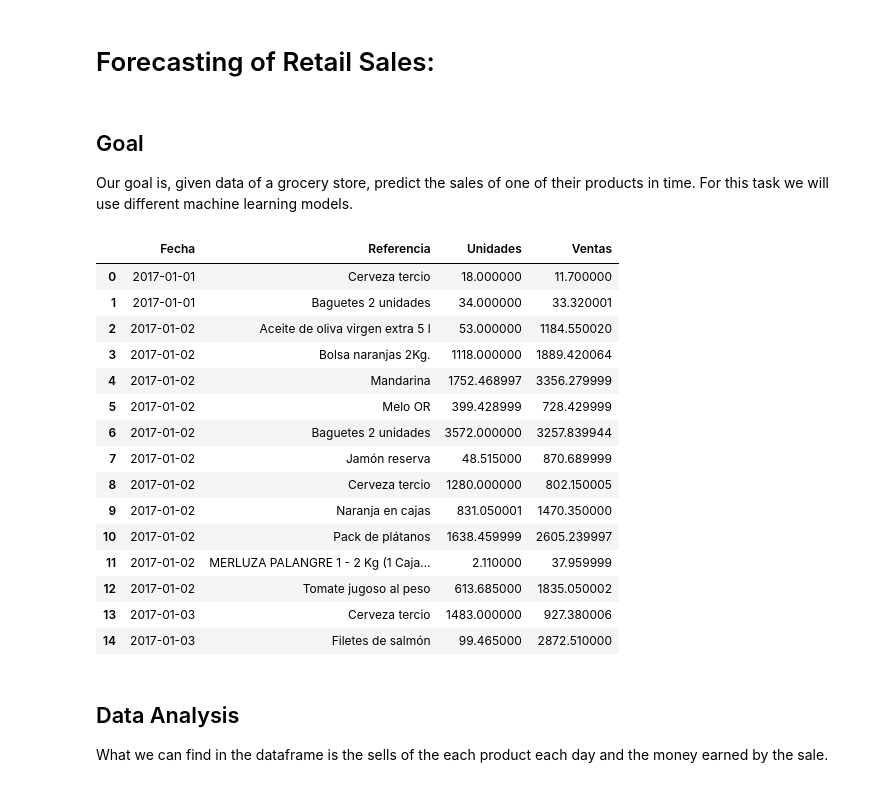
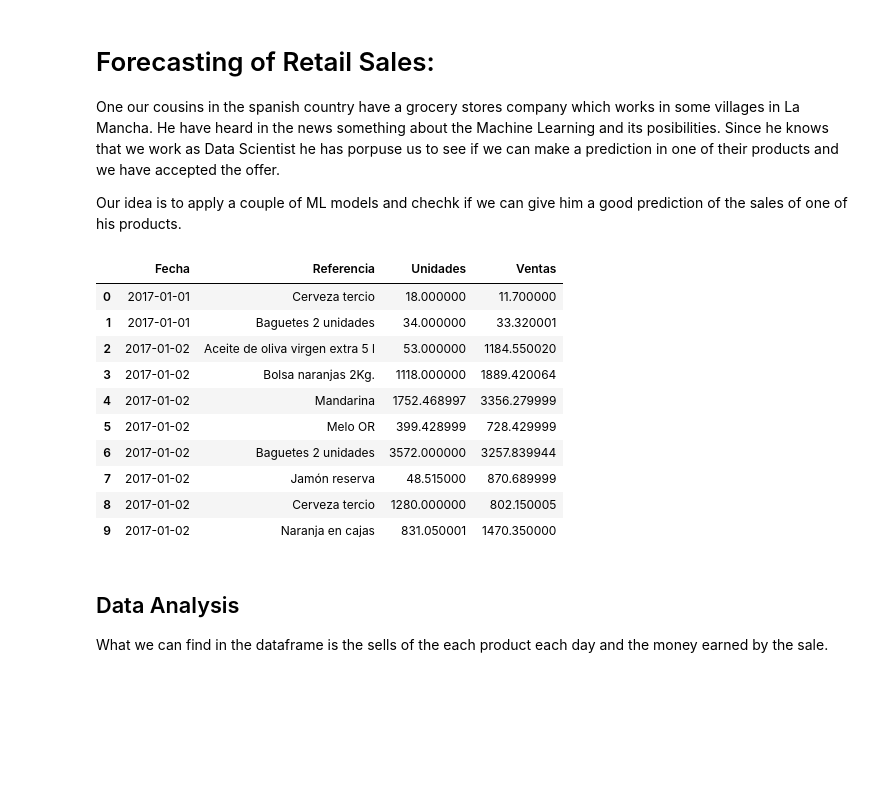
Before and after one commit to mateoricio/forecasting_retail_sales_PA, a Jupyter notebook: forcasting_retail_sales.ipynb, the cells around one changed output. Drawn from its saved outputs; the diff is of its cells as text; code cells hidden in the pictures; blank space fills up the shorter version.

Commit message:
Analysis of Data (On course)

```diff
--- a/forcasting_retail_sales.ipynb
+++ b/forcasting_retail_sales.ipynb
@@ -1,9 +1,9 @@
-# %% [markdown]
-# Forecasting of Retail Sales:
-# %% [markdown]
-## Goal
-
-Our goal is, given data of a grocery store, predict the sales of one of their products in time. For this task we will use different machine learning models.
+# %% [markdown]
+# Forecasting of Retail Sales:
+
+One our cousins in the spanish country have a grocery stores company which works in some villages in La Mancha. He have heard in the news something about the Machine Learning and its posibilities. Since he knows that we work as Data Scientist he has porpuse us to see if we can make a prediction in one of their products and we have accepted the offer.
+
+Our idea is to apply a couple of ML models and chechk if we can give him a good prediction of the sales of one of his products.
 # %%
 import pandas as pd
 import numpy as np
@@ -10,23 +14,18 @@ import numpy as np
 # %%
-df = pd.read_csv('Dataframe_Retail.csv')
-df.head(15)
+df = pd.read_csv('Dataframe_Retail.csv', parse_dates=['Fecha'])
+df.head(10)
 # %% [output]
 |  | Fecha | Referencia | Unidades | Ventas |
 | 0 | 2017-01-01 | Cerveza tercio | 18.000000 | 11.700000 |
 | 1 | 2017-01-01 | Baguetes 2 unidades | 34.000000 | 33.320001 |
 | 2 | 2017-01-02 | Aceite de oliva virgen extra 5 l | 53.000000 | 1184.550020 |
 | 3 | 2017-01-02 | Bolsa naranjas 2Kg. | 1118.000000 | 1889.420064 |
 | 4 | 2017-01-02 | Mandarina | 1752.468997 | 3356.279999 |
 | 5 | 2017-01-02 | Melo OR | 399.428999 | 728.429999 |
 | 6 | 2017-01-02 | Baguetes 2 unidades | 3572.000000 | 3257.839944 |
 | 7 | 2017-01-02 | Jamón reserva | 48.515000 | 870.689999 |
 | 8 | 2017-01-02 | Cerveza tercio | 1280.000000 | 802.150005 |
 | 9 | 2017-01-02 | Naranja en cajas | 831.050001 | 1470.350000 |
-| 10 | 2017-01-02 | Pack de plátanos | 1638.459999 | 2605.239997 |
-| 11 | 2017-01-02 | MERLUZA PALANGRE 1 - 2 Kg (1 Caja... | 2.110000 | 37.959999 |
-| 12 | 2017-01-02 | Tomate jugoso al peso | 613.685000 | 1835.050002 |
-| 13 | 2017-01-03 | Cerveza tercio | 1483.000000 | 927.380006 |
-| 14 | 2017-01-03 | Filetes de salmón | 99.465000 | 2872.510000 |
 # %% [markdown]
 ## Data Analysis
 
```
Also changed, not shown: parts of 7 cells of this notebook.
